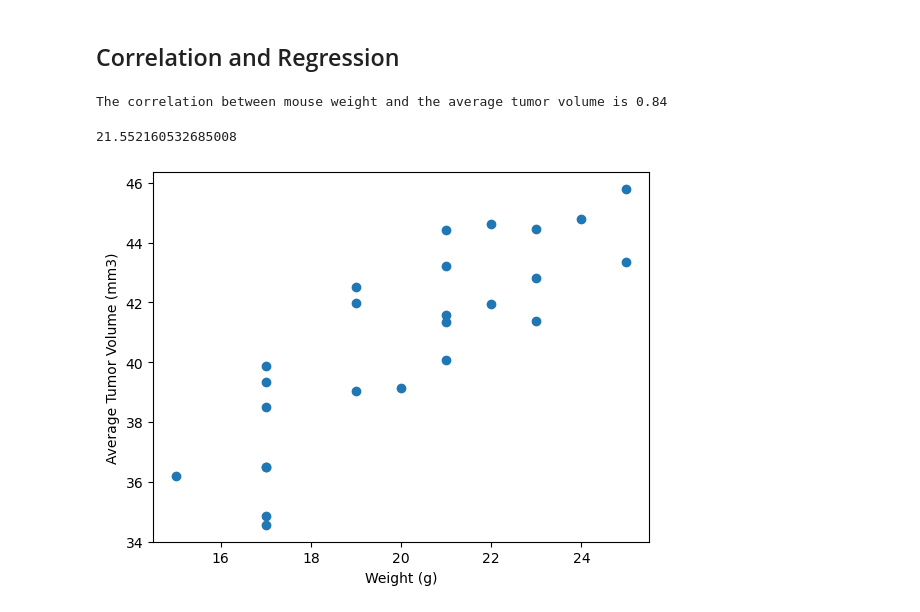
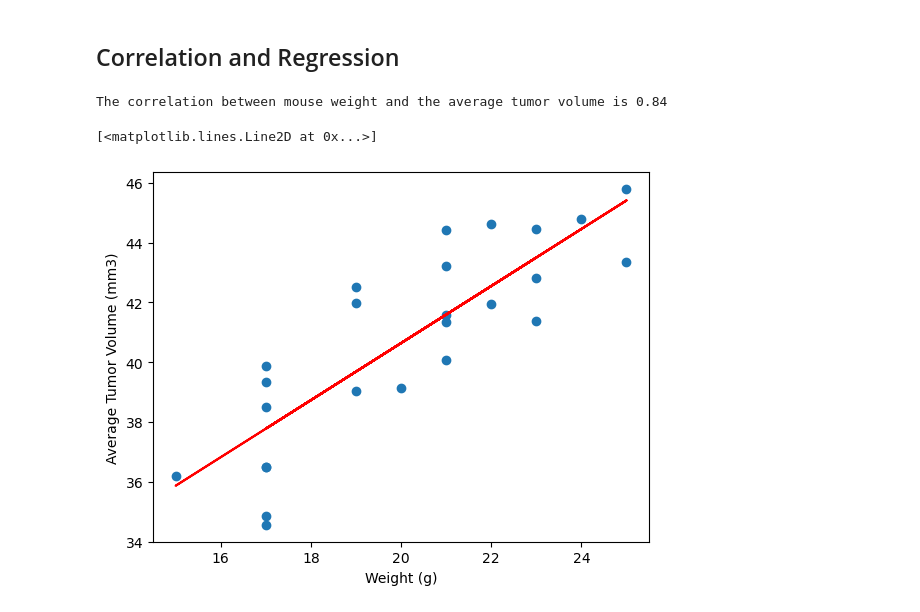
Before and after one commit to SamDamon1942/Module5, a Jupyter notebook: pymaceuticals_starter.ipynb, the cells around one changed output. Drawn from its saved outputs; the diff is of its cells as text; code cells hidden in the pictures.

```diff
--- a/pymaceuticals_starter.ipynb
+++ b/pymaceuticals_starter.ipynb
@@ -350,26 +359,32 @@ Text(0, 0.5, 'Average Tumor Volume (mm3)')
 # %%
 # Calculate the correlation coefficient and a linear regression model
 # for mouse weight and average observed tumor volume for the entire Capomulin regimen
 Capomulin_data=clean_df[clean_df['Drug Regimen'] == 'Capomulin']
 Capomulin_data_new =Capomulin_data.groupby(["Mouse ID"])
 Capomulin_avg=Capomulin_data_new[["Tumor Volume (mm3)","Weight (g)"]].mean()
-
+#Capomulin_avg
 plt.scatter(Capomulin_avg["Weight (g)"],Capomulin_avg["Tumor Volume (mm3)"])
 plt.xlabel('Weight (g)')
 plt.ylabel('Average Tumor Volume (mm3)')
 
 
 correlation= st.pearsonr(Capomulin_avg["Weight (g)"], Capomulin_avg["Tumor Volume (mm3)"])
 print(f"The correlation between mouse weight and the average tumor volume is {round(correlation[0],2)}")
 
 #t ====> tumor
 weight = Capomulin_avg["Weight (g)"]
 volume = Capomulin_avg["Tumor Volume (mm3)"]
-t_slope, t_int, t_r, t_p, t_std_err = st.linregress(weight, volume)
-t_int
-#t_fit = t_slope * volume +t_int
+
+#t_slope, t_int, t_r, t_p, t_std_err = st.linregress(weight, volume)
+#t_fit = t_slope * weight + t_int
 #plt.plot(volume,t_fit,color='red')
+
+
+# a new approach
+model = st.linregress(Capomulin_avg["Weight (g)"],Capomulin_avg["Tumor Volume (mm3)"])
+y_values = Capomulin_avg["Weight (g)"]*model[0] + model[1]
+plt.plot(weight, y_values,color='red')
 # %% [output]
 The correlation between mouse weight and the average tumor volume is 0.84
-21.552160532685008
+[<matplotlib.lines.Line2D at 0x...>]
-[figure, old version]
+[figure, new version]
```
Also changed, not shown: parts of 1 cell of this notebook.
